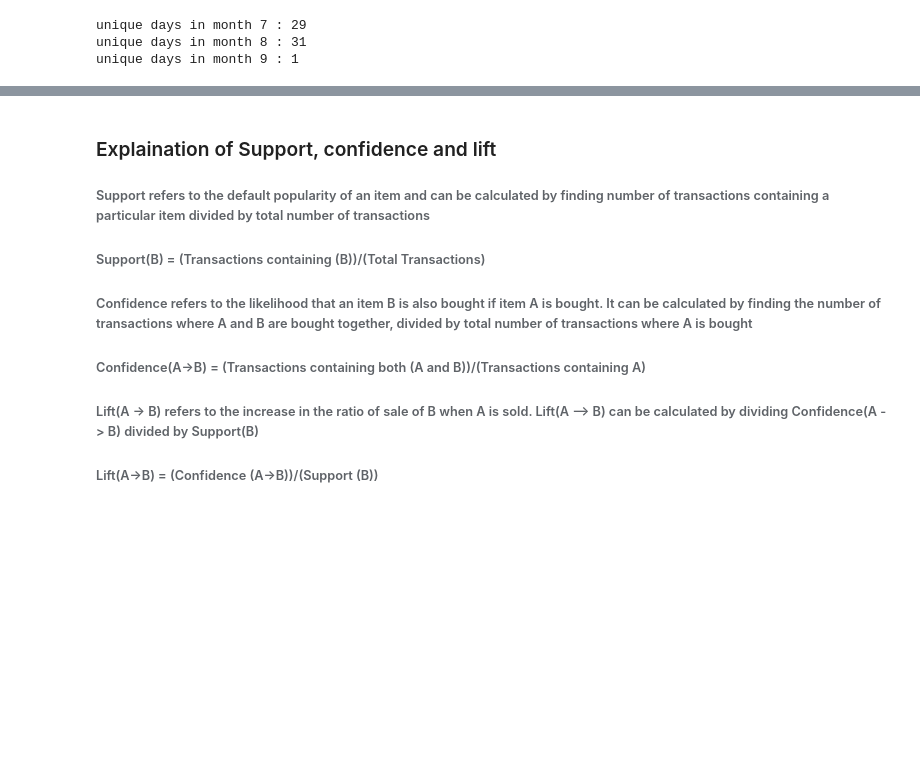
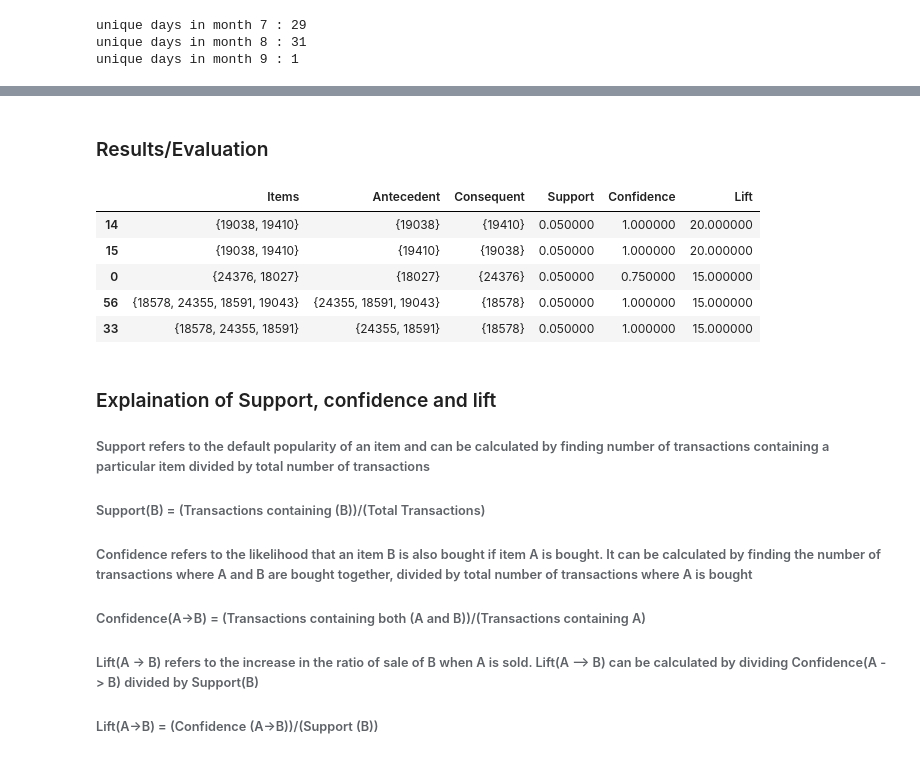
Before and after one commit to dilshadabdullakhan/NASA_Web_Log_Mining, a Jupyter notebook: NASA_Web_Log_Mining.ipynb, the cells around one changed output, grey strips where cells are left out. Saved outputs shown, nothing was run; the diff lists cells and outputs as text; code cells hidden in the pictures; blank space fills up the shorter version.

```diff
--- a/NASA_Web_Log_Mining.ipynb
+++ b/NASA_Web_Log_Mining.ipynb
@@ -195,8 +215,10 @@ df_id = convert_to_id(df_cleaned)
+# %%
+df_transformed = convert_to_id(df)
 # %%
 #subset the dataset to select the required columns for algorithm input
-df_host_url = df_id[['date','url_id', 'host_id']]
+df_transformed = df_transformed[['date','url_id', 'host_id']]
 # %%
 #Pivot the dataset
 
-df_host_url['idx'] = df_host_url.groupby('date').cumcount()
-df_host_url_pivot = df_host_url.pivot(index='date',columns='idx')[['url_id']]
+df_transformed['idx'] = df_transformed.groupby('date').cumcount()
+df_pivot = df_transformed.pivot(index='date',columns='idx')[['url_id']]
@@ -203,7 +227,7 @@ df_host_url_pivot = df_host_url.pivot(index='date',columns='idx')[['url_id']]
 # %%
 records = []
 for i in range(0, 60): #no of rows
-    records.append([str(df_host_url_pivot.values[i,j]) for j in range(0, 10)]) #Here we are selecting only 10 columns.
+    records.append([str(df_pivot.values[i,j]) for j in range(0, 10)]) #Here we are selecting only 10 columns.
 # %%
 association_rules = apriori(records, min_support=0.05, min_lift=4, min_length=2)
 association_results = list(association_rules)
@@ -234,6 +258,17 @@ sort_df['Confidence'] = Confidence
 sort_df['Lift']= Lift
 # %%
 sort_df.sort_values(by ='Lift', ascending = False, inplace = True)
+# %% [markdown]
+### Results/Evaluation
+# %%
+sort_df.head()
+# %% [output]
+|  | Items | Antecedent | Consequent | Support | Confidence | Lift |
+| 14 | {19038, 19410} | {19038} | {19410} | 0.050000 | 1.000000 | 20.000000 |
+| 15 | {19038, 19410} | {19410} | {19038} | 0.050000 | 1.000000 | 20.000000 |
+| 0 | {24376, 18027} | {18027} | {24376} | 0.050000 | 0.750000 | 15.000000 |
+| 56 | {18578, 24355, 18591, 19043} | {24355, 18591, 19043} | {18578} | 0.050000 | 1.000000 | 15.000000 |
+| 33 | {18578, 24355, 18591} | {24355, 18591} | {18578} | 0.050000 | 1.000000 | 15.000000 |
 # %% [markdown]
 ### Explaination of Support, confidence and lift
 
```
Also changed, not shown: parts of 56 cells of this notebook.
